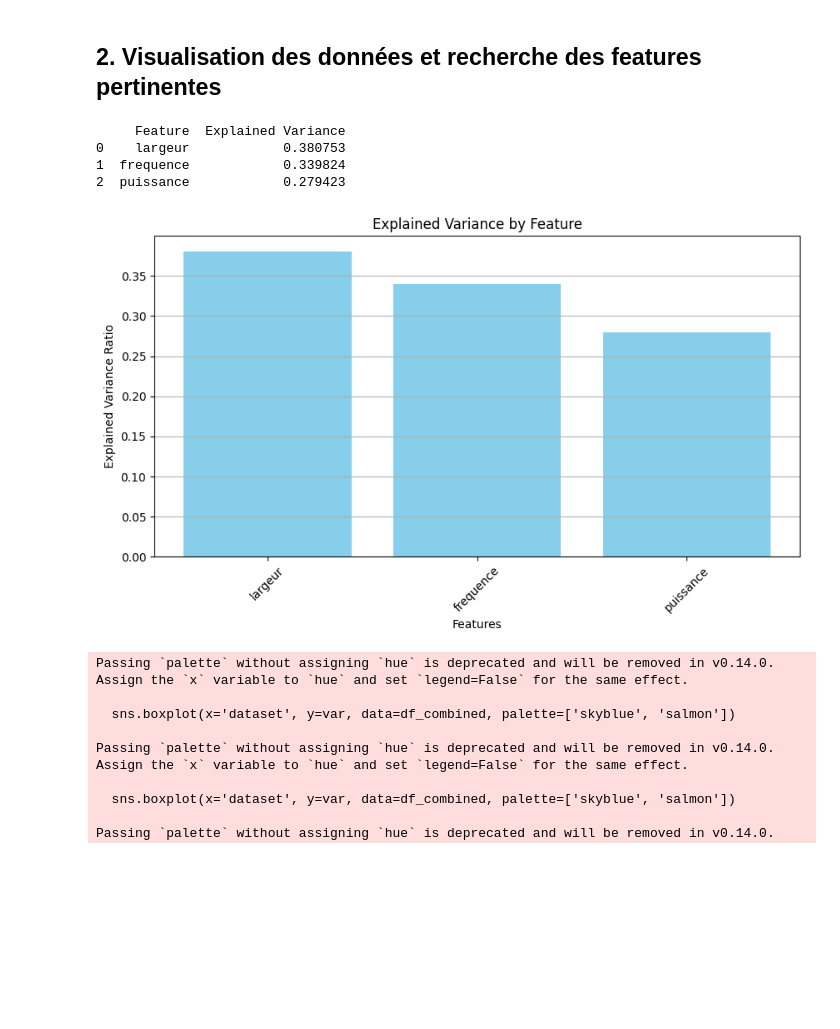
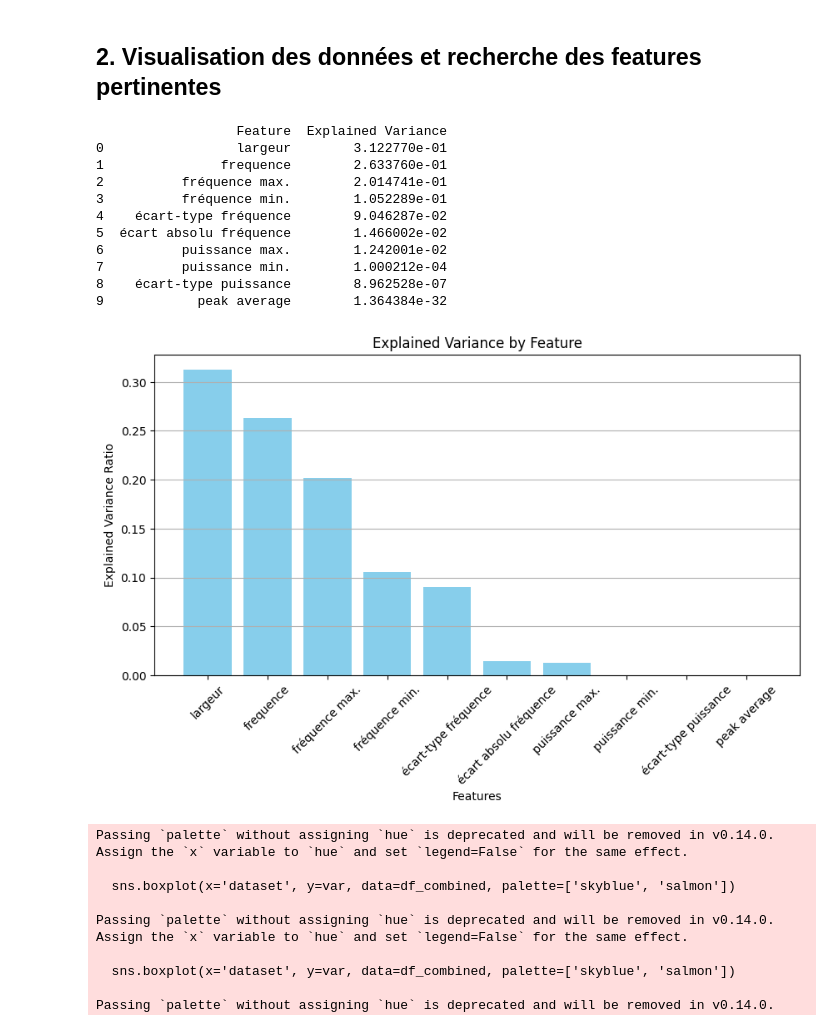
Before and after one commit to NailKhelifa/MVA_deep_and_signal, a Jupyter notebook: TP2/dls_tp2.ipynb, the cells around one changed output. Drawn from its saved outputs; the diff is of its cells as text; code cells hidden in the pictures; blank space fills up the shorter version.

```diff
--- a/TP2/dls_tp2.ipynb
+++ b/TP2/dls_tp2.ipynb
@@ -139,7 +139,7 @@ def data_transformation(source="train", sample_count=200) -> pd.DataFrame:
     Returns:
     pd.DataFrame: A DataFrame with the standardized dataset.
     """
-    records = []  # List to store transformed records
+    features = []  # List to store transformed records
     measurement_units = [  # Measurement units and their scale factors
         ("largeur", 1.E-3),
         ("frequence", 1.E9),
@@ -165,34 +165,38 @@ def data_transformation(source="train", sample_count=200) -> pd.DataFrame:
 
         # Create a regular timeline with the specified sample count
         uniform_times = np.linspace(0, 10.E3, sample_count)
-        record = {}  # Dictionary to store transformed values for this point
+        features_dataset = {}  # Dictionary to store transformed values for this point
 
         # Normalize the values of each measurement
         for measurement, scale in measurement_units:
             non_uniform_values = data_points[measurement]  # Non-uniform values
             # Interpolate to get sampled values on the regular timeline
             resampled_values = np.interp(uniform_times, xp=timestamps, fp=non_uniform_values)
-            record[measurement] = resampled_values * scale  # Apply scale factor
+            features_dataset[measurement] = resampled_values * scale  # Apply scale factor
 
         # Indicate whether the point is threatening or not in the record
-        record["menace"] = not is_non_threat
+        features_dataset["menace"] = not is_non_threat
 
         # Calculate time intervals between timestamps
         time_intervals = (timestamps[1:] - timestamps[:-1]) / 1000.  # Convert to seconds
         # Calculate the ratio of time intervals relative to the smallest interval
-        record["time_intervals_ratio"] = np.round(time_intervals / np.min(time_intervals))
+        features_dataset["time_intervals_ratio"] = np.round(time_intervals / np.min(time_intervals))
         # Calculate impulse frequency
-        record["impulse_frequency"] = 1. / np.min(time_intervals)
+        features_dataset["impulse_frequency"] = 1. / np.min(time_intervals)
 
-        # Calculate max, min, and standard deviation of frequency
-        record["max_frequency"] = np.max(data_points['frequence'])
-        record["min_frequency"] = np.min(data_points['frequence'])
-        record["std_frequency"] = np.std(data_points['frequence'])
+        #  max, min, mean et écart-type de la frequence et de la puissance
+        features_dataset["max_frequency"] = np.max(data_points['frequence'])
+        features_dataset["min_frequency"] = np.min(data_points['frequence'])
+        features_dataset["std_frequency"] = np.std(data_points['frequence'])
+        features_dataset["total_variation_freq"] = np.max(data_points['frequence']) - np.min(data_points['frequence'])
+        features_dataset["max_power"] = np.max(data_points['puissance'])
+        features_dataset["min_power"] = np.min(data_points['puissance'])
+        features_dataset["std_power"] = np.std(data_points['puissance'])
 
-        records.append(record)  # Add the transformed record to the list
+        features.append(features_dataset)  # Add the transformed record to the list
 
     # Conversion of the list of records to DataFrame
-    standardized_df = pd.DataFrame.from_dict(records)
+    standardized_df = pd.DataFrame.from_dict(features)
     return standardized_df
 
 def identify_peaks(data_frame, include_in_df):
@@ -220,9 +224,10 @@ def identify_peaks(data_frame, include_in_df):
             peak_indices_list.append(peaks)  # Add the indices of the peaks
             peak_values_list.append(data_frame['puissance'][index][peaks])  # Add the corresponding peak values
 
-        # If requested, add the locations and values of the peaks to the DataFrame
+        # Include peak information in the original DataFrame if specified
         if include_in_df:
             data_frame[label_prefix + "peak_indices"] = peak_indices_list
             data_frame[label_prefix + "peak_values"] = peak_values_list
+            data_frame[label_prefix + "peak_average"] = [values.mean() if len(values) > 0 else 0 for values in peak_values_list]
 
     return peak_indices_list, peak_values_list  # Return lists of indices and values of the peaks
@@ -251,46 +266,60 @@ from sklearn.preprocessing import StandardScaler
 # Prepare the data for SVD
 X = np.array([np.mean(df_train['largeur'].values.tolist(), axis=1),
               np.mean(df_train['frequence'].values.tolist(), axis=1),
-              np.mean(df_train['puissance'].values.tolist(), axis=1)]).T
+              df_train['max_frequency'].values.tolist(),
+              df_train['min_frequency'].values.tolist(),
+              df_train['std_frequency'].values.tolist(),
+              df_train['total_variation_freq'].values.tolist(),
+              df_train['max_power'].values.tolist(),
+              df_train['min_power'].values.tolist(),
+              df_train['std_power'].values.tolist(),
+              df_train['peak_average'].values.tolist()]).T
 
 # Standardize the data
 scaler = StandardScaler()
 X_scaled = scaler.fit_transform(X)
 
 # Perform SVD
 U, S, VT = np.linalg.svd(X_scaled, full_matrices=False)
 
 # Calculate explained variance
 explained_variance = (S**2) / np.sum(S**2)
 
 # Create a DataFrame to associate features with their explained variance
-features = ['largeur', 'frequence', 'puissance']
+features = ['largeur', 'frequence','fréquence max.', 'fréquence min.', 'écart-type fréquence', 'écart absolu fréquence', 'puissance max.', 'puissance min.', 'écart-type puissance', 'peak average']
 explained_variance_df = pd.DataFrame({
     'Feature': features,
     'Explained Variance': explained_variance[:len(features)]
 })
 
 # Sort the DataFrame by explained variance
 explained_variance_df.sort_values(by='Explained Variance', ascending=False, inplace=True)
 
 # Display the sorted explained variance
 print(explained_variance_df)
 
 # Visualization of Explained Variance
 plt.figure(figsize=(10, 5))
 plt.bar(explained_variance_df['Feature'], explained_variance_df['Explained Variance'], color='skyblue')
 plt.title('Explained Variance by Feature')
 plt.xlabel('Features')
 plt.ylabel('Explained Variance Ratio')
 plt.xticks(rotation=45)
 plt.grid(axis='y')
 plt.show()
 # %% [output]
-     Feature  Explained Variance
-0    largeur            0.380753
-1  frequence            0.339824
-2  puissance            0.279423
+                  Feature  Explained Variance
+0                 largeur        3.122770e-01
+1               frequence        2.633760e-01
+2          fréquence max.        2.014741e-01
+3          fréquence min.        1.052289e-01
+4    écart-type fréquence        9.046287e-02
+5  écart absolu fréquence        1.466002e-02
+6          puissance max.        1.242001e-02
+7          puissance min.        1.000212e-04
+8    écart-type puissance        8.962528e-07
+9            peak average        1.364384e-32
-[figure, old version]
+[figure, new version]
 # %%
 # Ajouter une colonne pour identifier le dataset
 menace_avg_values['dataset'] = 'Menace'
```
Also changed, not shown: parts of 2 cells of this notebook.
